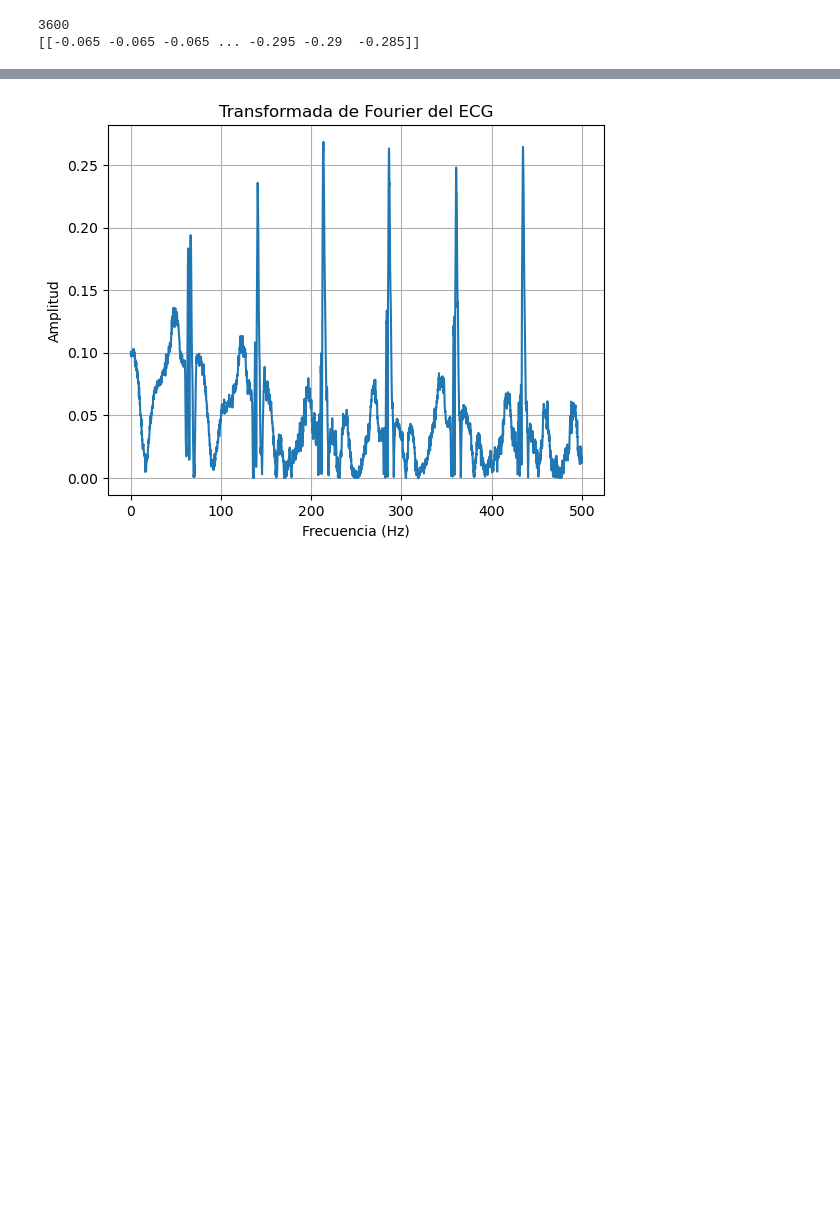
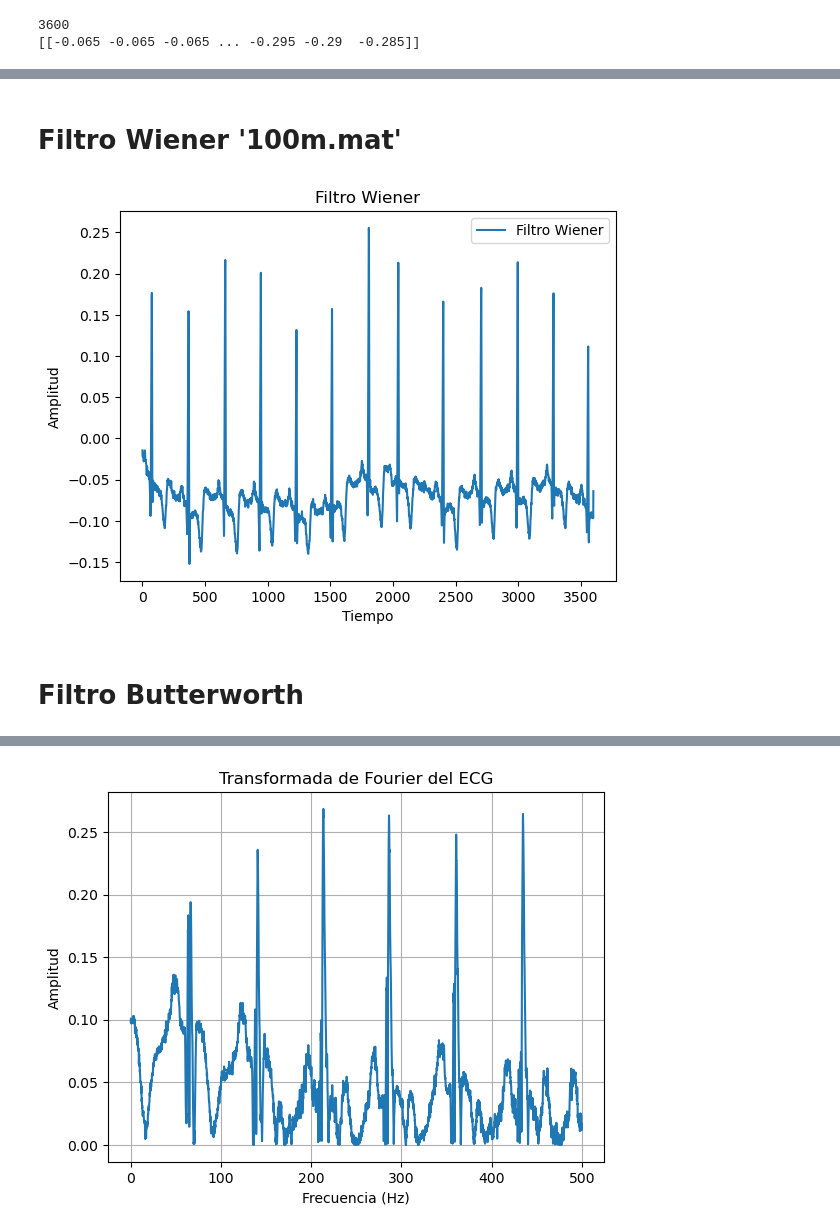
Before and after one commit to Aleestrella/ECG-analisis, a Jupyter notebook: Archivo '100.mat'.ipynb, the cells around one changed output, grey strips where cells are left out. Cells and saved outputs as stored; diff of their text form; code cells hidden in the pictures; blank space fills up the shorter version.

```diff
--- a/Archivo '100.mat'.ipynb
+++ b/Archivo '100.mat'.ipynb
@@ -347,0 +349,24 @@ ecg_graf('100m.mat', gain_value, base_value, freq_value)
+# %% [markdown]
+# Filtro Wiener '100m.mat'
+# %%
+from scipy.signal import wiener
+import matplotlib.pyplot as plt
+##obtener la señal original
+x = loadmat('100m.mat')
+ecg1 = (x['val'] - base_value) / gain_value
+ecg = np.transpose(ecg1)
+##filtro Wiener
+wiener_filtered = wiener(ecg, mysize=3, noise=5)
+##graficar la escena original y  el filtro Wiener
+plt.figure()
+##plt.plot(original_signal, label='Escena original')
+plt.plot(wiener_filtered, label='Filtro Wiener')
+plt.legend()
+plt.xlabel('Tiempo')
+plt.ylabel('Amplitud')
+plt.title('Filtro Wiener')
+plt.show()
+# %% [output]
+[figure, added]
+# %% [markdown]
+# Filtro Butterworth
```
Also changed, not shown: parts of 14 cells of this notebook.
